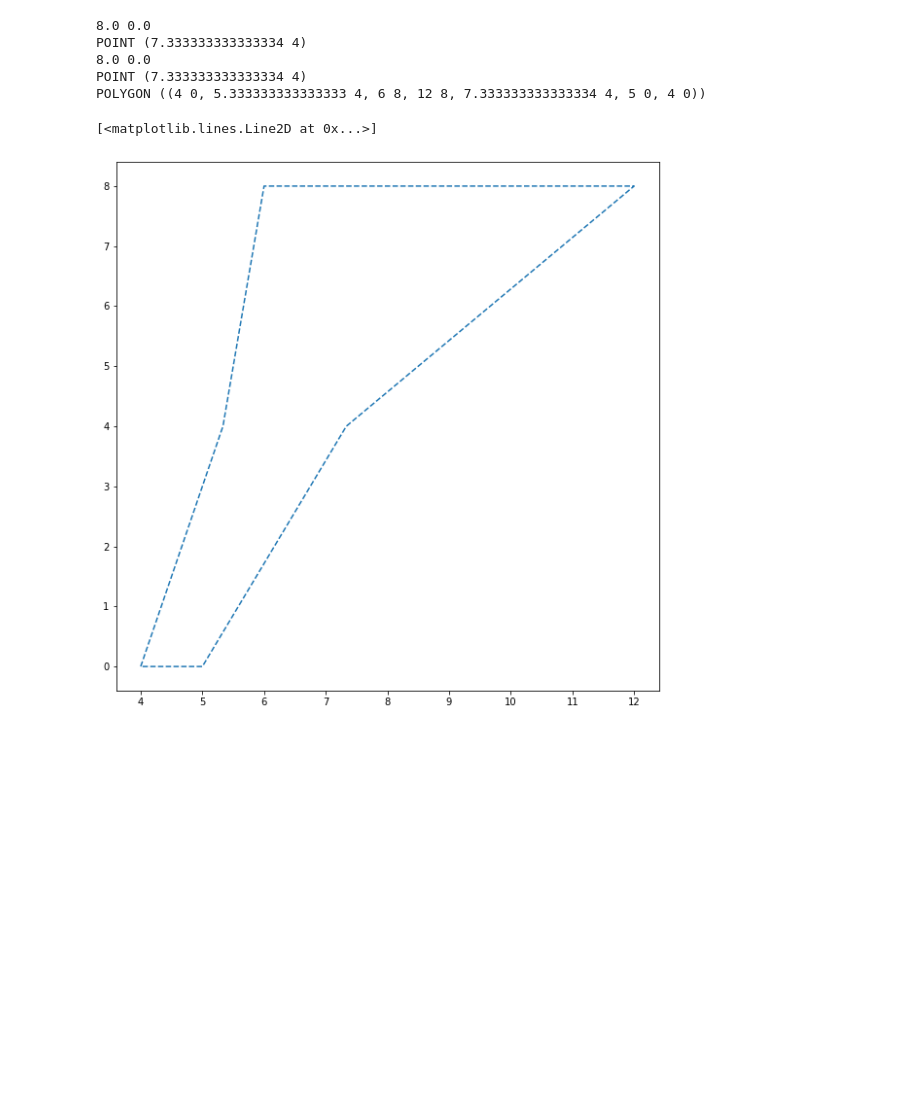
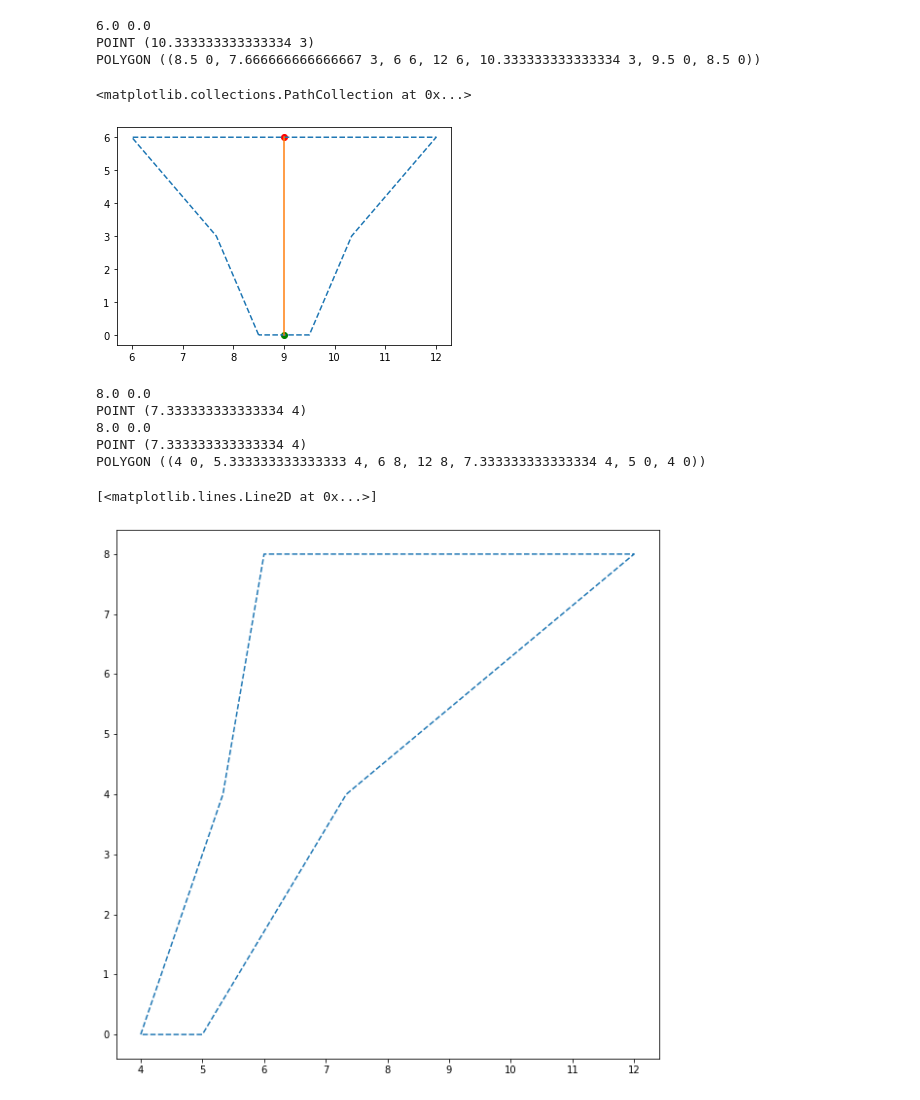
Before and after one commit to adhocmaster/carla-jaywalker-experiments, a Jupyter notebook: notebooks/Crosswalk-area/crosswalk-area.ipynb, the cells around one changed output. Drawn from its saved outputs; the diff is of its cells as text; code cells hidden in the pictures; blank space fills up the shorter version.

Commit message:
Modify genPolyArea
Now it properly generates a base that is perpendicular to the vertical line. genPolyArea should work as intended now.

```diff
--- a/notebooks/Crosswalk-area/crosswalk-area.ipynb
+++ b/notebooks/Crosswalk-area/crosswalk-area.ipynb
@@ -86,28 +86,36 @@ def randSide(polygon):
     return LineString([pointA, pointB])
 # %%
 # Generate areaPolygon given a start point and a goalLine
-def genPolyArea(start, goalLine):
+def genPolyArea(start, end, goalLine):
+
     # Get start point coordinates
     start_x, start_y = start.coords[0][0], start.coords[0][1]
     # Extract goalLine information
     goalLine_x1, goalLine_y1 = goalLine.coords[0][0], goalLine.coords[0][1]
     goalLine_x2, goalLine_y2 = goalLine.coords[1][0], goalLine.coords[1][1]
 
+    # Generate base as perpendicular to the verticle line
+    verticleLine = LineString([start, end])
+    baseRight = affinity.rotate(verticleLine, -90, origin=start)
+    baseLeft = affinity.rotate(verticleLine, 90, origin=start)
+
     # Bottom left point
-    botLeft_x = start_x - 0.5
-    botLeft_y = start_y
-    botLeft = Point((botLeft_x, botLeft_y))
+    botLeft = baseLeft.interpolate(0.5, normalized=False)
+    botLeft_x = botLeft.coords[0][0]
+    botLeft_y = botLeft.coords[0][1]
+
     # Bottom right point
-    botRight_x = start_x + 0.5
-    botRight_y = start_y
-    botRight = Point((botRight_x, botRight_y))
+    botRight = baseRight.interpolate(0.5, normalized=False)
+    botRight_x = botRight.coords[0][0]
+    botRight_y = botRight.coords[0][1]
+
     # Top left point
     topLeft_x = goalLine_x1
-    topLeft_y = (goalLine_y1 + goalLine_y2) / 2
+    topLeft_y = goalLine_y1
     topLeft = Point((topLeft_x, topLeft_y))
     # Top right point
     topRight_x = goalLine_x2
-    topRight_y = (goalLine_y2 + goalLine_y1) / 2
+    topRight_y = goalLine_y2
     topRight = Point((topRight_x, topRight_y))
     # Mid left point
     midLeft_x = min(botLeft_x, topLeft_x) + (max(botLeft_x, topLeft_x) - min(botLeft_x, topLeft_x))/1.5
@@ -123,6 +131,26 @@ def genPolyArea(start, goalLine):
     # Build areaPolygon
     areaPolygon = Polygon([botLeft, midLeft, topLeft, topRight, midRight, botRight])
     return areaPolygon
+# %%
+goalLine = LineString([(6, 6), (12, 6)])
+start = Point(9, 0)
+end = Point(9, 6)
+p = genPolyArea(start, end, goalLine)
+print(p)
+x,y = p.exterior.xy
+plt.plot(x,y, '--')
+v_x = [start.x, end.x]
+v_y = [start.y, end.y]
+plt.plot(v_x, v_y)
+
+plt.scatter(end.x, end.y, color='red')
+plt.scatter(start.x, start.y, color='green')
+# %% [output]
+6.0 0.0
+POINT (10.333333333333334 3)
+POLYGON ((8.5 0, 7.666666666666667 3, 6 6, 12 6, 10.333333333333334 3, 9.5 0, 8.5 0))
+<matplotlib.collections.PathCollection at 0x...>
+[figure, added]
 # %%
 goalLine = LineString([(6, 6), (12, 10)])
 # polygon = genPolyArea(start, goalLine)
```
Also changed, not shown: parts of 2 cells of this notebook, 1 other file.
